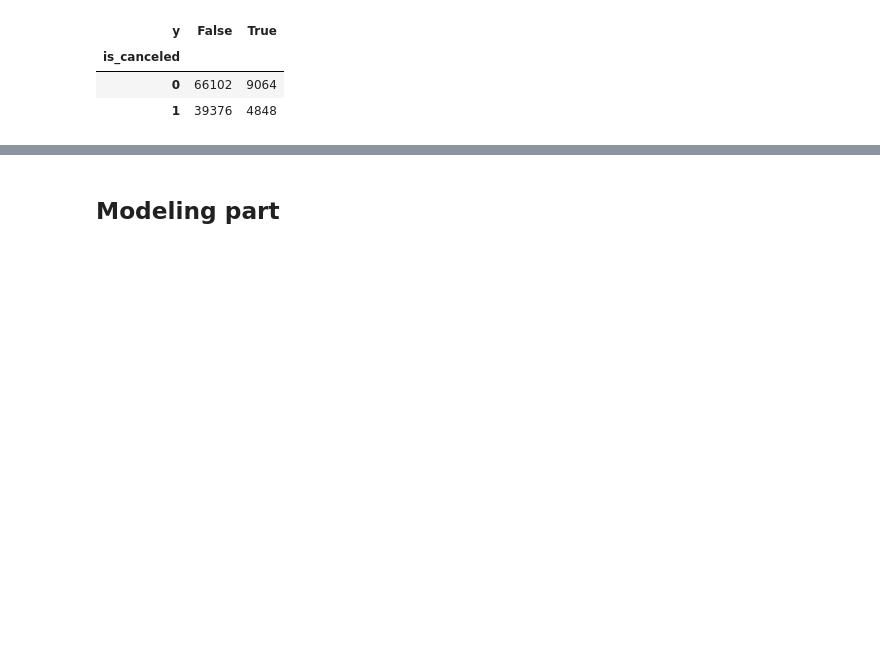
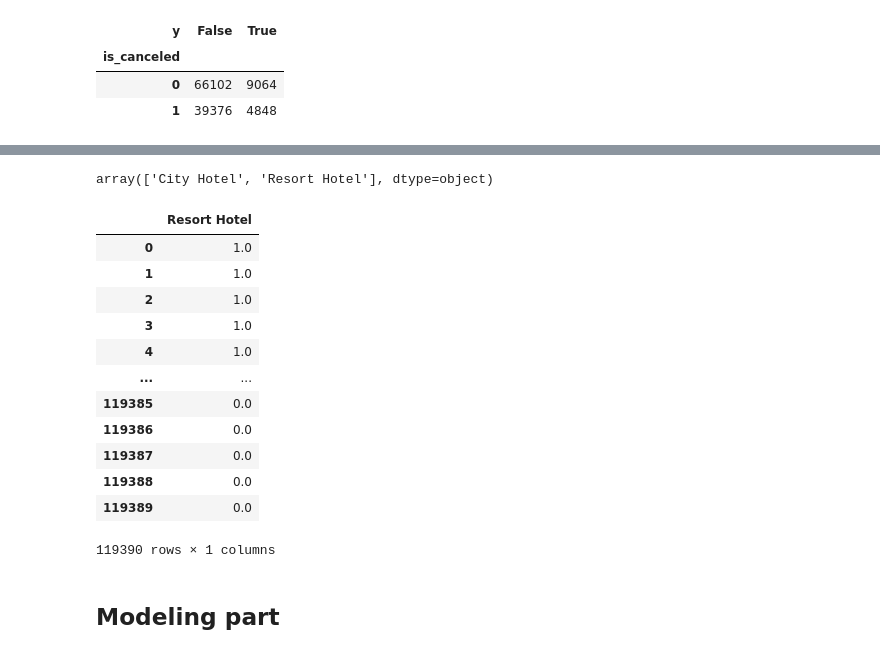
Before and after one commit to Garrus990/wave, a Jupyter notebook: notebooks/task-2.ipynb, the cells around one changed output, grey strips where cells are left out. Drawn from its saved outputs; the diff is of its cells as text; code cells hidden in the pictures; blank space fills up the shorter version.

```diff
--- a/notebooks/task-2.ipynb
+++ b/notebooks/task-2.ipynb
@@ -105,3 +100,24 @@ pd.crosstab(bookings['is_canceled'], bookings['y'])
+# %%
+ohe.categories_
+# %% [output]
+array(['City Hotel', 'Resort Hotel'], dtype=object)
+# %%
+ohe = OneHotEncoder(drop='first')
+pd.DataFrame(ohe.fit_transform(bookings[['hotel']].values).toarray(), columns=ohe.categories_[0][1:])
+# %% [output]
+|  | Resort Hotel |
+| 0 | 1.0 |
+| 1 | 1.0 |
+| 2 | 1.0 |
+| 3 | 1.0 |
+| 4 | 1.0 |
+| ... | ... |
+| 119385 | 0.0 |
+| 119386 | 0.0 |
+| 119387 | 0.0 |
+| 119388 | 0.0 |
+| 119389 | 0.0 |
+119390 rows × 1 columns
 # %% [markdown]
 ## Modeling part
 # %%
```
Also changed, not shown: parts of 7 cells of this notebook, 1 other file.
